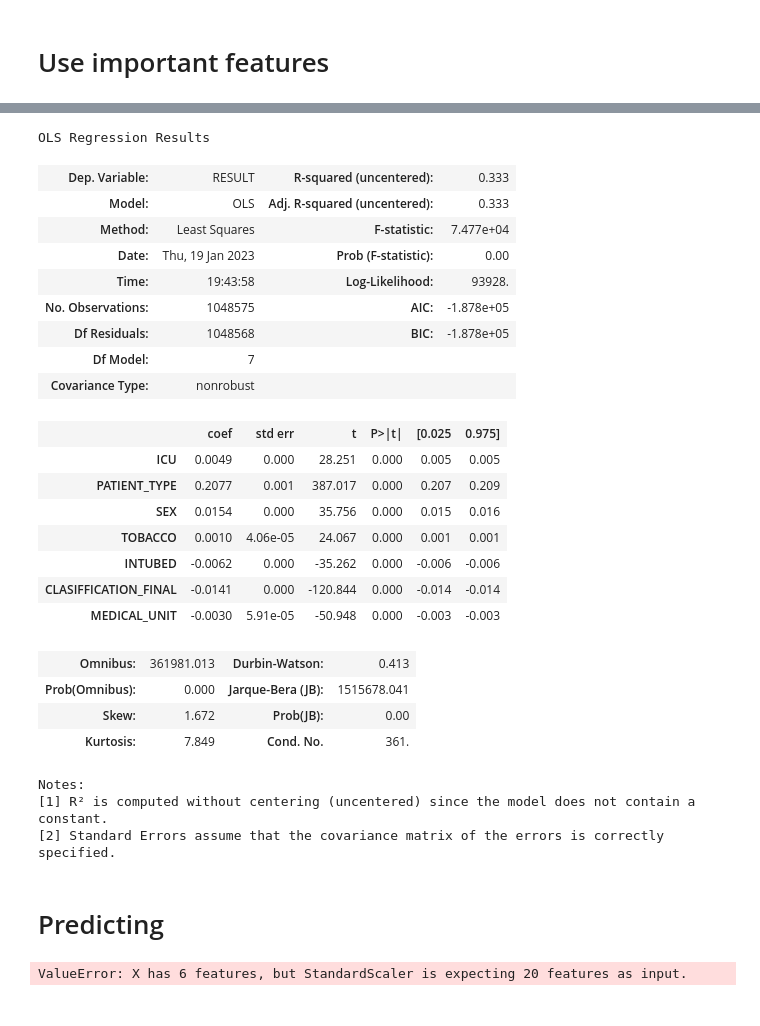
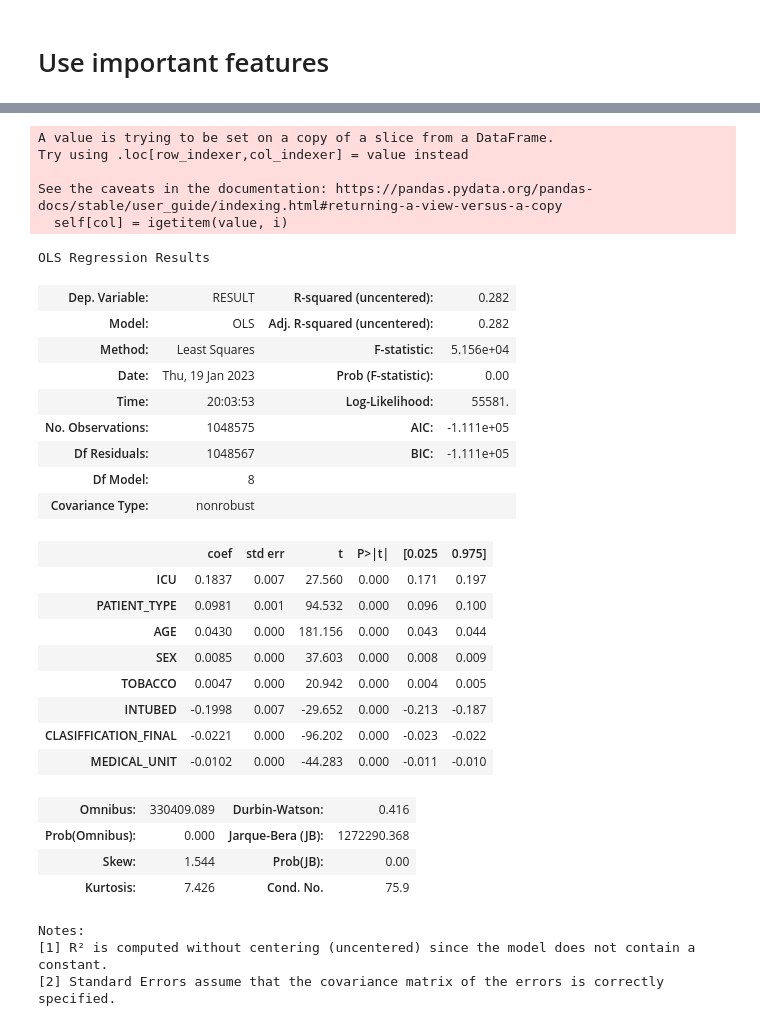
Before and after one commit to OmidAfzali02/COVID-19-study, a Jupyter notebook: Data Study.ipynb, the cells around one changed output, grey strips where cells are left out. Saved outputs shown, nothing was run; the diff lists cells and outputs as text; code cells hidden in the pictures.

```diff
--- a/Data Study.ipynb
+++ b/Data Study.ipynb
@@ -198,6 +198,6 @@ negative correlation is telling us that the more patients had used ventilator ma
 # Use important features
 # %%
 # create another model with only the stronge correlations
-df_2 = df_1[['ICU', 'PATIENT_TYPE', 'SEX', 'TOBACCO','INTUBED', 'CLASIFFICATION_FINAL', 'MEDICAL_UNIT', 'RESULT']]
+df_2 = df_1[['ICU', 'PATIENT_TYPE', 'AGE', 'SEX', 'TOBACCO','INTUBED', 'CLASIFFICATION_FINAL', 'MEDICAL_UNIT', 'RESULT']]
 df_2.head()
 # %% [output]
@@ -210,44 +210,41 @@ df_2.head()
 # %%
-X = df_2[['ICU', 'PATIENT_TYPE', 'SEX', 'TOBACCO','INTUBED', 'CLASIFFICATION_FINAL', 'MEDICAL_UNIT']]
-y = df_2[['RESULT']]
-X[['ICU', 'PATIENT_TYPE', 'SEX', 'TOBACCO','INTUBED', 'CLASIFFICATION_FINAL', 'MEDICAL_UNIT']]
-# print(X)
+strScaler = StandardScaler()
+X1 = df_2[['ICU', 'PATIENT_TYPE', 'AGE', 'SEX', 'TOBACCO','INTUBED', 'CLASIFFICATION_FINAL', 'MEDICAL_UNIT']]
+y1 = df_2[['RESULT']]
+X1[['ICU', 'PATIENT_TYPE', 'AGE', 'SEX', 'TOBACCO','INTUBED', 'CLASIFFICATION_FINAL', 'MEDICAL_UNIT']] = scale.fit_transform(X[['ICU', 'PATIENT_TYPE', 'AGE', 'SEX', 'TOBACCO','INTUBED', 'CLASIFFICATION_FINAL', 'MEDICAL_UNIT']])
+# print(X1)
 
-est = sm.OLS(y, X).fit()
-est.summary()
+estimation = sm.OLS(y1, X1).fit()
+estimation.summary()
 # %% [output]
-OLS Regression Results
+A value is trying to be set on a copy of a slice from a DataFrame.
+Try using .loc[row_indexer,col_indexer] = value instead
+
+See the caveats in the documentation: https://pandas.pydata.org/pandas-docs/stable/user_guide/indexing.html#returning-a-view-versus-a-copy
+  self[col] = igetitem(value, i)
+OLS Regression Results
-| Dep. Variable: | RESULT | R-squared (uncentered): | 0.333 |
-| Model: | OLS | Adj. R-squared (uncentered): | 0.333 |
-| Method: | Least Squares | F-statistic: | 7.477e+04 |
+| Dep. Variable: | RESULT | R-squared (uncentered): | 0.282 |
+| Model: | OLS | Adj. R-squared (uncentered): | 0.282 |
+| Method: | Least Squares | F-statistic: | 5.156e+04 |
 | Date: | Thu, 19 Jan 2023 | Prob (F-statistic): | 0.00 |
-| Time: | 19:43:58 | Log-Likelihood: | 93928. |
-| No. Observations: | 1048575 | AIC: | -1.878e+05 |
-| Df Residuals: | 1048568 | BIC: | -1.878e+05 |
-| Df Model: | 7 |  |  |
+| Time: | 20:03:53 | Log-Likelihood: | 55581. |
+| No. Observations: | 1048575 | AIC: | -1.111e+05 |
+| Df Residuals: | 1048567 | BIC: | -1.111e+05 |
+| Df Model: | 8 |  |  |
 | Covariance Type: | nonrobust |  |  |
 |  | coef | std err | t | P>|t| | [0.025 | 0.975] |
-| ICU | 0.0049 | 0.000 | 28.251 | 0.000 | 0.005 | 0.005 |
-| PATIENT_TYPE | 0.2077 | 0.001 | 387.017 | 0.000 | 0.207 | 0.209 |
-| SEX | 0.0154 | 0.000 | 35.756 | 0.000 | 0.015 | 0.016 |
-| TOBACCO | 0.0010 | 4.06e-05 | 24.067 | 0.000 | 0.001 | 0.001 |
-| INTUBED | -0.0062 | 0.000 | -35.262 | 0.000 | -0.006 | -0.006 |
-| CLASIFFICATION_FINAL | -0.0141 | 0.000 | -120.844 | 0.000 | -0.014 | -0.014 |
-| MEDICAL_UNIT | -0.0030 | 5.91e-05 | -50.948 | 0.000 | -0.003 | -0.003 |
+| ICU | 0.1837 | 0.007 | 27.560 | 0.000 | 0.171 | 0.197 |
+| PATIENT_TYPE | 0.0981 | 0.001 | 94.532 | 0.000 | 0.096 | 0.100 |
+| AGE | 0.0430 | 0.000 | 181.156 | 0.000 | 0.043 | 0.044 |
+| SEX | 0.0085 | 0.000 | 37.603 | 0.000 | 0.008 | 0.009 |
+| TOBACCO | 0.0047 | 0.000 | 20.942 | 0.000 | 0.004 | 0.005 |
+| INTUBED | -0.1998 | 0.007 | -29.652 | 0.000 | -0.213 | -0.187 |
+| CLASIFFICATION_FINAL | -0.0221 | 0.000 | -96.202 | 0.000 | -0.023 | -0.022 |
+| MEDICAL_UNIT | -0.0102 | 0.000 | -44.283 | 0.000 | -0.011 | -0.010 |
-| Omnibus: | 361981.013 | Durbin-Watson: | 0.413 |
-| Prob(Omnibus): | 0.000 | Jarque-Bera (JB): | 1515678.041 |
-| Skew: | 1.672 | Prob(JB): | 0.00 |
-| Kurtosis: | 7.849 | Cond. No. | 361. |
+| Omnibus: | 330409.089 | Durbin-Watson: | 0.416 |
+| Prob(Omnibus): | 0.000 | Jarque-Bera (JB): | 1272290.368 |
+| Skew: | 1.544 | Prob(JB): | 0.00 |
+| Kurtosis: | 7.426 | Cond. No. | 75.9 |
-Notes:
-[1] R² is computed without centering (uncentered) since the model does not contain a constant.
-[2] Standard Errors assume that the covariance matrix of the errors is correctly specified.
+Notes:
+[1] R² is computed without centering (uncentered) since the model does not contain a constant.
+[2] Standard Errors assume that the covariance matrix of the errors is correctly specified.
-# %% [markdown]
-# Predicting
-# %%
-# We can also predict whether a patient with any of the parameters, on what age could be.
-scaled = scale.transform([[1,2,2,1,3,2]])
-print(scaled)
-predicted = est.predict(scaled[0])
-print(predicted)
-# %% [output]
-ValueError: X has 6 features, but StandardScaler is expecting 20 features as input.
```
Also changed, not shown: parts of 4 cells of this notebook.
